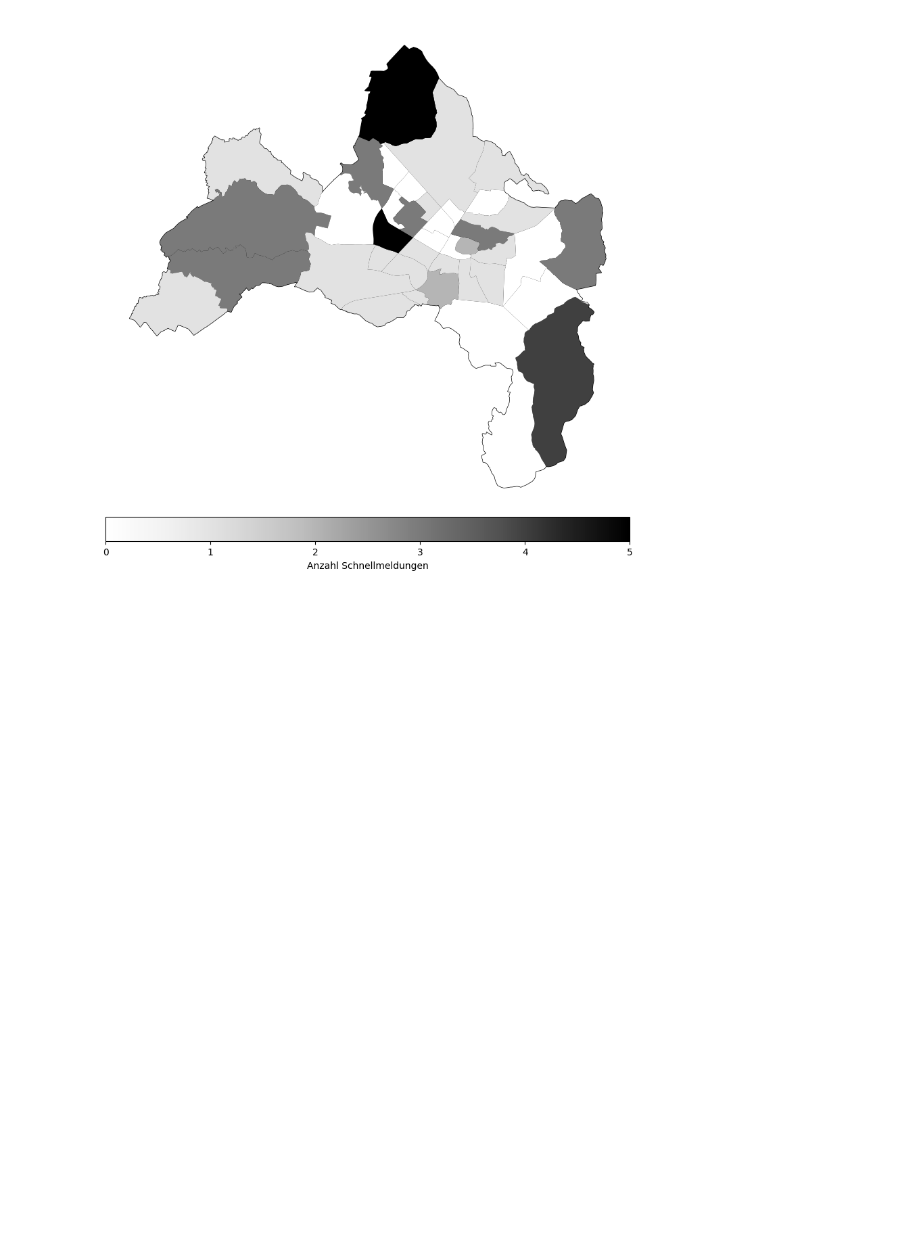
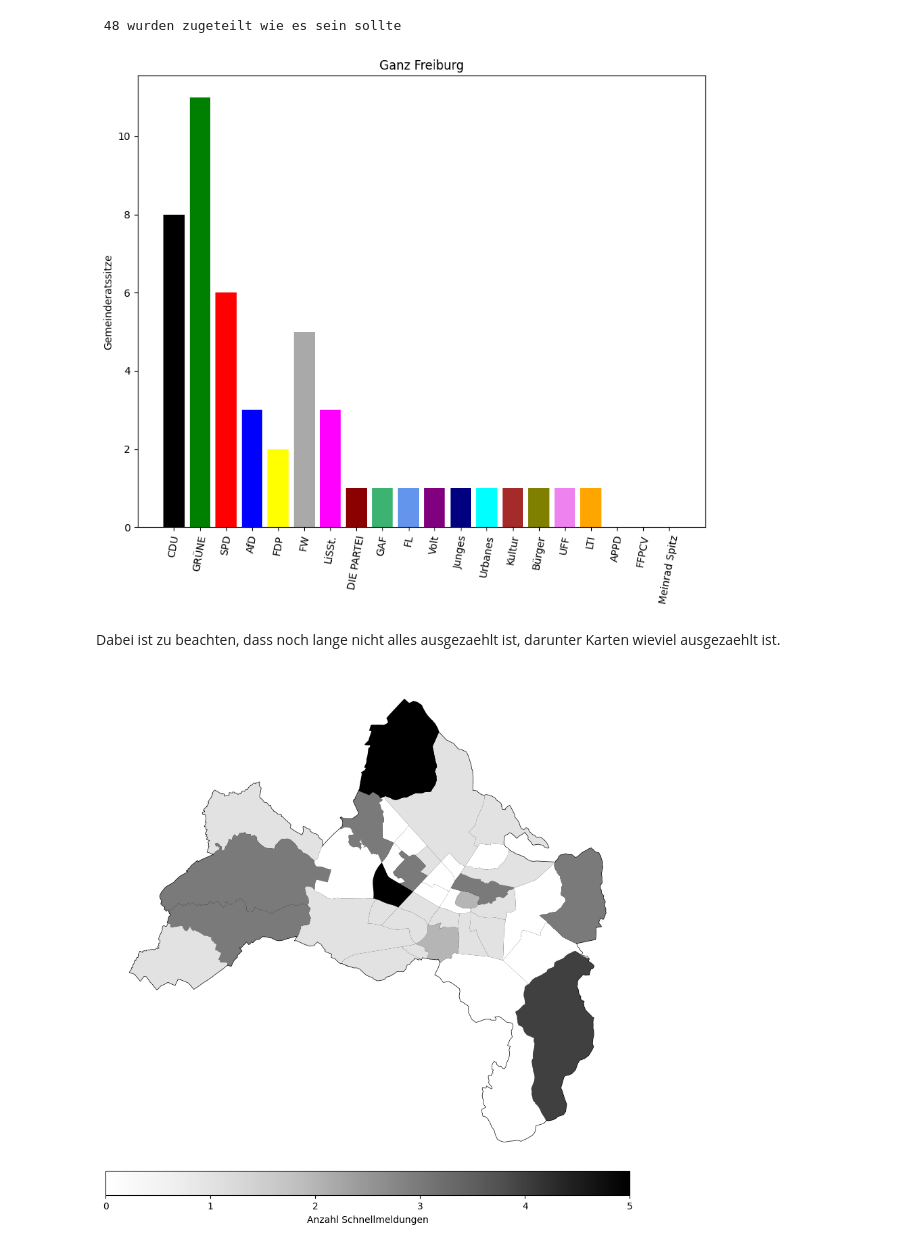
Before and after one commit to tkfritz/Freiburg_wahlen, a Jupyter notebook: Gemeinderatswahl24_Analyse.ipynb, the cells around one changed output. Drawn from its saved outputs; the diff is of its cells as text; code cells hidden in the pictures; blank space fills up the shorter version.

```diff
--- a/Gemeinderatswahl24_Analyse.ipynb
+++ b/Gemeinderatswahl24_Analyse.ipynb
@@ -45,3 +37,11 @@ Dabei ist zu beachten, dass noch lange nicht alles ausgezaehlt ist, darunter Kar
+# %%
+test_res=sainte_l(gesamt.loc[0,:])
+make_bar_plot(gesamt,sitze=48,title='Ganz Freiburg')
+# %% [output]
+ 48 wurden zugeteilt wie es sein sollte
+[figure, added]
+# %% [markdown]
+Dabei ist zu beachten, dass noch lange nicht alles ausgezaehlt ist, darunter Karten wieviel ausgezaehlt ist.
 # %%
 karte_stadtbezirke(joined,'anz-schnellmeldungen')
 # %% [output]
```
Also changed, not shown: parts of 39 cells of this notebook.
